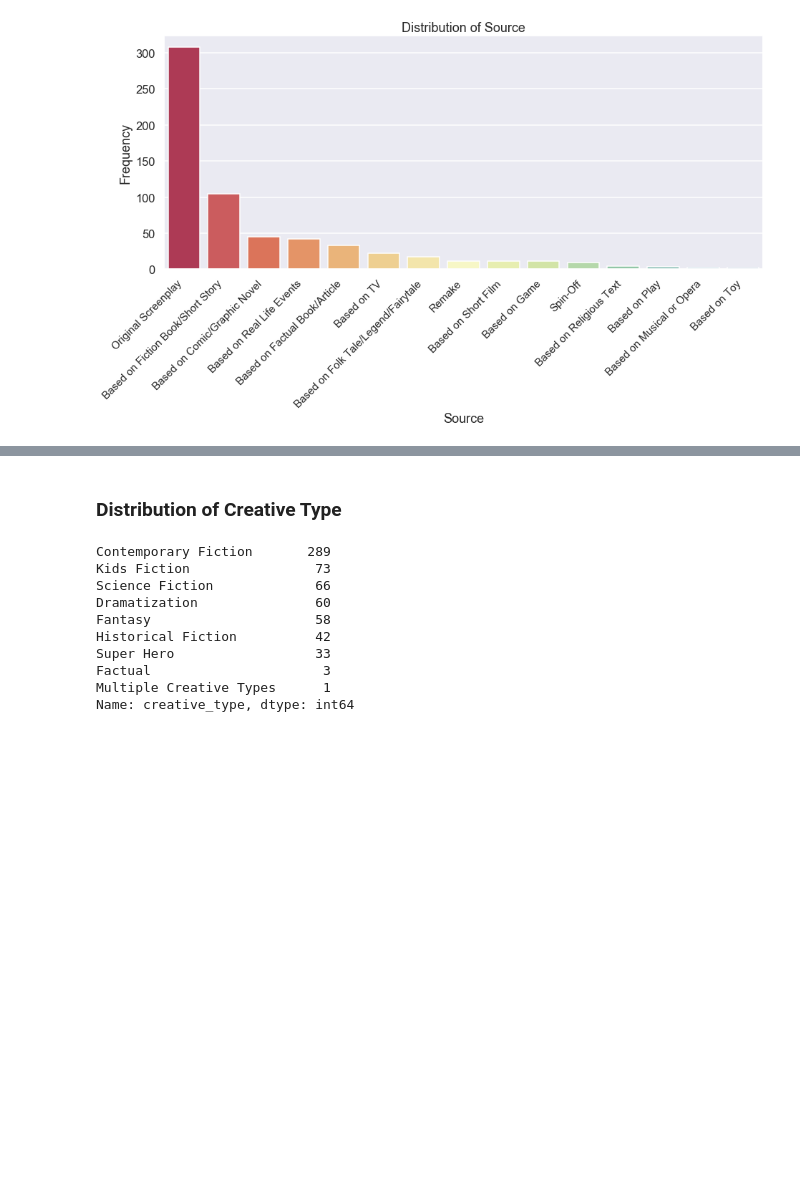
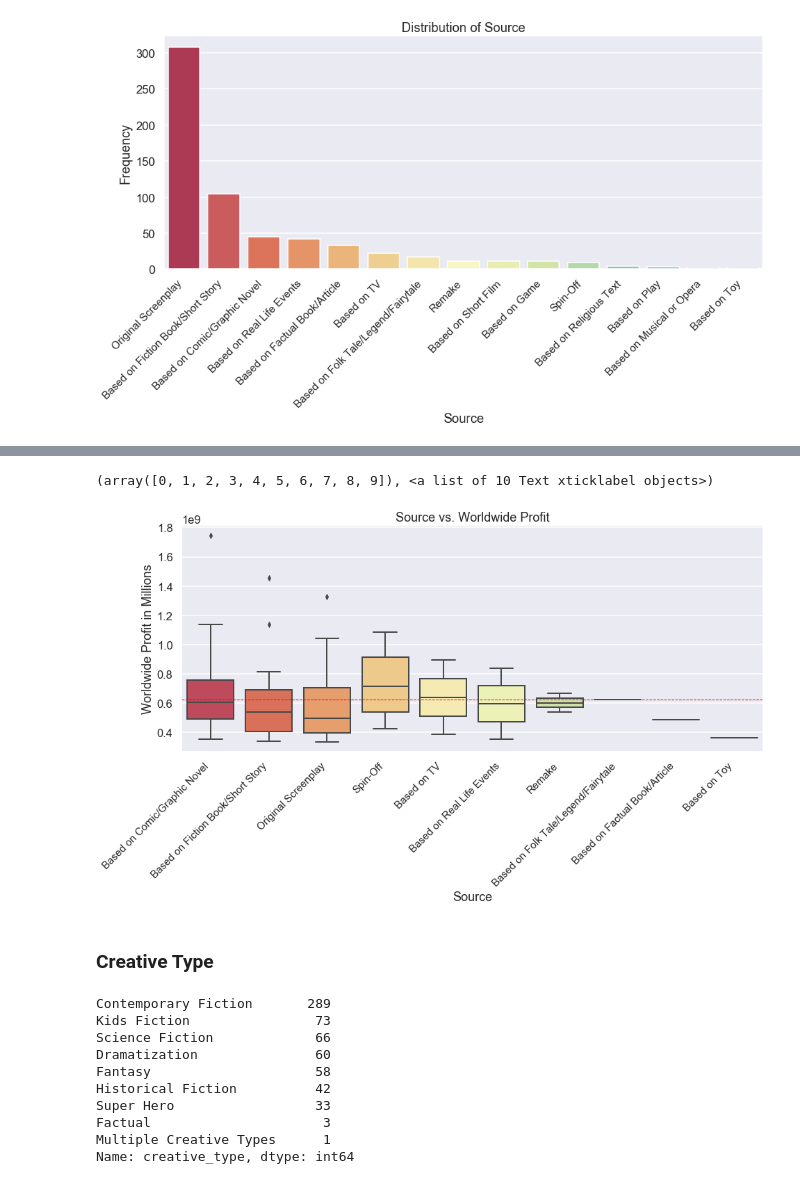
Before and after one commit to baotramduong/Porfolio_Project_The_Movie_Industry, a Jupyter notebook: Part III - Data Analysis & Visualization, Actionable Insight, Conclusion & Future Works.ipynb, the cells around one changed output, grey strips where cells are left out. Drawn from its saved outputs; the diff is of its cells as text; code cells hidden in the pictures; blank space fills up the shorter version.

```diff
--- a/Part III - Data Analysis & Visualization, Actionable Insight, Conclusion & Future Works.ipynb
+++ b/Part III - Data Analysis & Visualization, Actionable Insight, Conclusion & Future Works.ipynb
@@ -448,0 +451,4 @@ fig.savefig('source_distribution')
+# %%
+#create sub dataset for 'source' and 'worldwide_profit' for top 100 performers
+soure_vs_100_profit = full_df[['source', 'worldwide_profit']].sort_values(by = 'worldwide_profit', ascending = False)[:100]
+soure_vs_100_profit.head()
@@ -448,0 +462,16 @@ fig.savefig('source_distribution')
+# %%
+#plot 'source' vs. 'worldwide_profit'
+plt.figure(figsize = (15, 6))
+sns.boxplot(x = soure_vs_100_profit['source'], y = soure_vs_100_profit['worldwide_profit'], palette = 'Spectral')
+plt.axhline(soure_vs_100_profit['worldwide_profit'].mean(), ls = '--', lw = 1, color = 'r')
+
+#set labels
+plt.title('Source vs. Worldwide Profit')
+plt.xlabel('Source')
+plt.ylabel('Worldwide Profit in Millions')
+
+#fix xticks
+plt.xticks(rotation = 45, ha='right', fontsize = 15)
+# %% [output]
+(array([0, 1, 2, 3, 4, 5, 6, 7, 8, 9]), <a list of 10 Text xticklabel objects>)
+[figure, added]
@@ -449,5 +481,5 @@ fig.savefig('source_distribution')
 # %% [markdown]
-### Distribution of Creative Type
+### Creative Type
 # %%
 #creative_type values
 y_values = full_df['creative_type'].value_counts(ascending = False)
```
Also changed, not shown: parts of 16 cells of this notebook.
